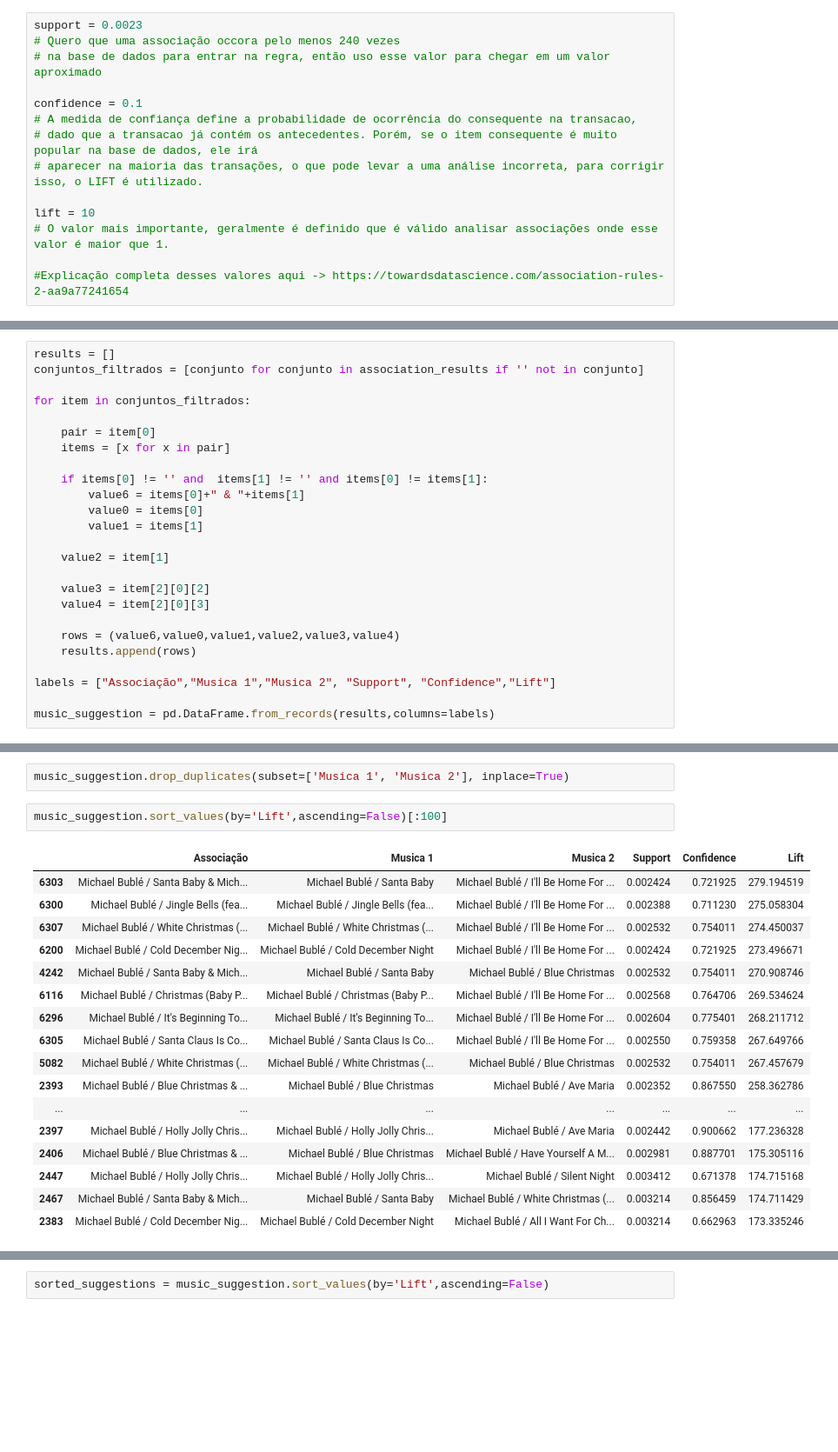
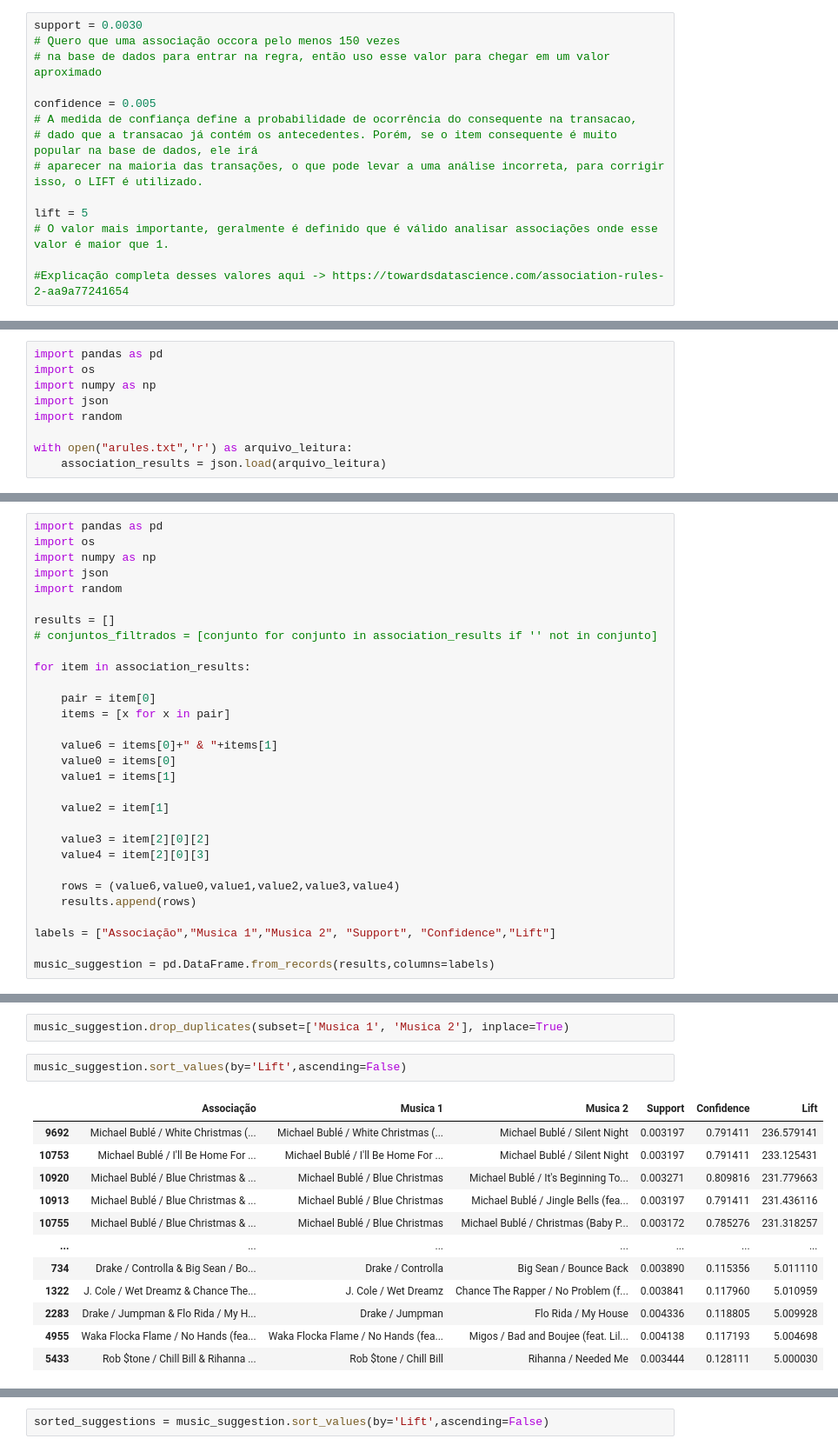
Before and after one commit to PedroCozzati/Data_Mining_Association_Spotify, a Jupyter notebook: AssociacaoSpotify.ipynb, the cells around one changed output, grey strips where cells are left out. Shown at 87% size. Saved outputs shown, nothing was run; the diff lists cells and outputs as text; blank space fills up the shorter version.

```diff
--- a/AssociacaoSpotify.ipynb
+++ b/AssociacaoSpotify.ipynb
@@ -454,16 +460,16 @@ matriz[4][9]
 # %% [markdown]
 ### - Definindo valores de suporte, confiança e Lift:
 # %%
-support = 0.0023
-# Quero que uma associação occora pelo menos 240 vezes
+support = 0.0030
+# Quero que uma associação occora pelo menos 150 vezes
 # na base de dados para entrar na regra, então uso esse valor para chegar em um valor aproximado
 
-confidence = 0.1
+confidence = 0.005
 # A medida de confiança define a probabilidade de ocorrência do consequente na transacao,
 # dado que a transacao já contém os antecedentes. Porém, se o item consequente é muito popular na base de dados, ele irá
 # aparecer na maioria das transações, o que pode levar a uma análise incorreta, para corrigir isso, o LIFT é utilizado.
 
-lift = 10
+lift = 5
 # O valor mais importante, geralmente é definido que é válido analisar associações onde esse valor é maior que 1.
 
 #Explicação completa desses valores aqui -> https://towardsdatascience.com/association-rules-2-aa9a77241654
@@ -477,0 +494,9 @@ len(association_results)
+# %%
+import pandas as pd
+import os
+import numpy as np
+import json
+import random
+
+with open("arules.txt",'r') as arquivo_leitura:
+    association_results = json.load(arquivo_leitura)
@@ -478,16 +517,21 @@ len(association_results)
 # %%
+import pandas as pd
+import os
+import numpy as np
+import json
+import random
+
 results = []
-conjuntos_filtrados = [conjunto for conjunto in association_results if '' not in conjunto]
+# conjuntos_filtrados = [conjunto for conjunto in association_results if '' not in conjunto]
 
-for item in conjuntos_filtrados:
+for item in association_results:
 
     pair = item[0]
     items = [x for x in pair]
 
-    if items[0] != '' and  items[1] != '' and items[0] != items[1]:
-        value6 = items[0]+" & "+items[1]
-        value0 = items[0]
-        value1 = items[1]
+    value6 = items[0]+" & "+items[1]
+    value0 = items[0]
+    value1 = items[1]
 
     value2 = item[1]
 
@@ -503,22 +551,17 @@ music_suggestion = pd.DataFrame.from_records(results,columns=labels)
 # %%
 music_suggestion.drop_duplicates(subset=['Musica 1', 'Musica 2'], inplace=True)
 # %%
-music_suggestion.sort_values(by='Lift',ascending=False)[:100]
+music_suggestion.sort_values(by='Lift',ascending=False)
 # %% [output]
 |  | Associação | Musica 1 | Musica 2 | Support | Confidence | Lift |
-| 6303 | Michael Bublé / Santa Baby & Mich... | Michael Bublé / Santa Baby | Michael Bublé / I'll Be Home For ... | 0.002424 | 0.721925 | 279.194519 |
-| 6300 | Michael Bublé / Jingle Bells (fea... | Michael Bublé / Jingle Bells (fea... | Michael Bublé / I'll Be Home For ... | 0.002388 | 0.711230 | 275.058304 |
-| 6307 | Michael Bublé / White Christmas (... | Michael Bublé / White Christmas (... | Michael Bublé / I'll Be Home For ... | 0.002532 | 0.754011 | 274.450037 |
-| 6200 | Michael Bublé / Cold December Nig... | Michael Bublé / Cold December Night | Michael Bublé / I'll Be Home For ... | 0.002424 | 0.721925 | 273.496671 |
-| 4242 | Michael Bublé / Santa Baby & Mich... | Michael Bublé / Santa Baby | Michael Bublé / Blue Christmas | 0.002532 | 0.754011 | 270.908746 |
-| 6116 | Michael Bublé / Christmas (Baby P... | Michael Bublé / Christmas (Baby P... | Michael Bublé / I'll Be Home For ... | 0.002568 | 0.764706 | 269.534624 |
-| 6296 | Michael Bublé / It's Beginning To... | Michael Bublé / It's Beginning To... | Michael Bublé / I'll Be Home For ... | 0.002604 | 0.775401 | 268.211712 |
-| 6305 | Michael Bublé / Santa Claus Is Co... | Michael Bublé / Santa Claus Is Co... | Michael Bublé / I'll Be Home For ... | 0.002550 | 0.759358 | 267.649766 |
-| 5082 | Michael Bublé / White Christmas (... | Michael Bublé / White Christmas (... | Michael Bublé / Blue Christmas | 0.002532 | 0.754011 | 267.457679 |
-| 2393 | Michael Bublé / Blue Christmas & ... | Michael Bublé / Blue Christmas | Michael Bublé / Ave Maria | 0.002352 | 0.867550 | 258.362786 |
+| 9692 | Michael Bublé / White Christmas (... | Michael Bublé / White Christmas (... | Michael Bublé / Silent Night | 0.003197 | 0.791411 | 236.579141 |
+| 10753 | Michael Bublé / I'll Be Home For ... | Michael Bublé / I'll Be Home For ... | Michael Bublé / Silent Night | 0.003197 | 0.791411 | 233.125431 |
+| 10920 | Michael Bublé / Blue Christmas & ... | Michael Bublé / Blue Christmas | Michael Bublé / It's Beginning To... | 0.003271 | 0.809816 | 231.779663 |
+| 10913 | Michael Bublé / Blue Christmas & ... | Michael Bublé / Blue Christmas | Michael Bublé / Jingle Bells (fea... | 0.003197 | 0.791411 | 231.436116 |
+| 10755 | Michael Bublé / Blue Christmas & ... | Michael Bublé / Blue Christmas | Michael Bublé / Christmas (Baby P... | 0.003172 | 0.785276 | 231.318257 |
 | ... | ... | ... | ... | ... | ... | ... |
-| 2397 | Michael Bublé / Holly Jolly Chris... | Michael Bublé / Holly Jolly Chris... | Michael Bublé / Ave Maria | 0.002442 | 0.900662 | 177.236328 |
-| 2406 | Michael Bublé / Blue Christmas & ... | Michael Bublé / Blue Christmas | Michael Bublé / Have Yourself A M... | 0.002981 | 0.887701 | 175.305116 |
-| 2447 | Michael Bublé / Holly Jolly Chris... | Michael Bublé / Holly Jolly Chris... | Michael Bublé / Silent Night | 0.003412 | 0.671378 | 174.715168 |
-| 2467 | Michael Bublé / Santa Baby & Mich... | Michael Bublé / Santa Baby | Michael Bublé / White Christmas (... | 0.003214 | 0.856459 | 174.711429 |
-| 2383 | Michael Bublé / Cold December Nig... | Michael Bublé / Cold December Night | Michael Bublé / All I Want For Ch... | 0.003214 | 0.662963 | 173.335246 |
+| 734 | Drake / Controlla & Big Sean / Bo... | Drake / Controlla | Big Sean / Bounce Back | 0.003890 | 0.115356 | 5.011110 |
+| 1322 | J. Cole / Wet Dreamz & Chance The... | J. Cole / Wet Dreamz | Chance The Rapper / No Problem (f... | 0.003841 | 0.117960 | 5.010959 |
+| 2283 | Drake / Jumpman & Flo Rida / My H... | Drake / Jumpman | Flo Rida / My House | 0.004336 | 0.118805 | 5.009928 |
+| 4955 | Waka Flocka Flame / No Hands (fea... | Waka Flocka Flame / No Hands (fea... | Migos / Bad and Boujee (feat. Lil... | 0.004138 | 0.117193 | 5.004698 |
+| 5433 | Rob $tone / Chill Bill & Rihanna ... | Rob $tone / Chill Bill | Rihanna / Needed Me | 0.003444 | 0.128111 | 5.000030 |
```
Also changed, not shown: parts of 18 cells of this notebook.
